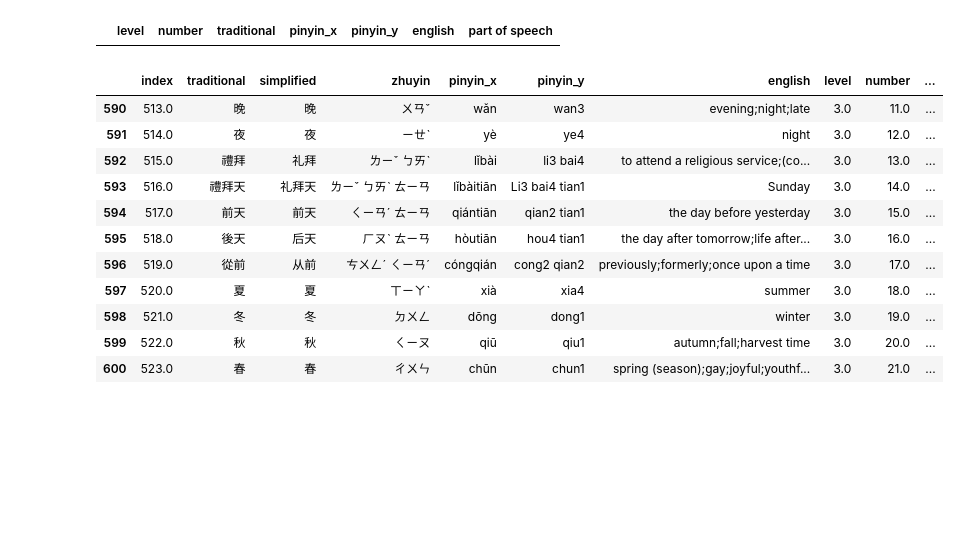
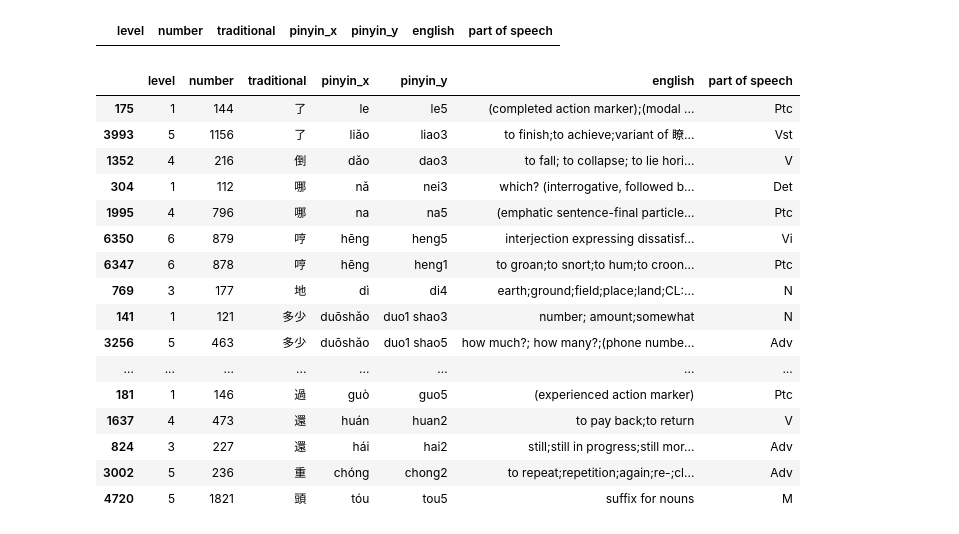
Before and after one commit to HikariNoMJ14/kanji_quiz, a Jupyter notebook: TOCFL_new.ipynb, the cells around one changed output. Drawn from its saved outputs; the diff is of its cells as text; code cells hidden in the pictures; blank space fills up the shorter version.

```diff
--- a/TOCFL_new.ipynb
+++ b/TOCFL_new.ipynb
@@ -52,12 +45,11 @@ tocfl.loc[7050, 'char 3'] = '臺階'
 tocfl.loc[7236, 'char 3'] = '污染'
 tocfl.loc[7286, 'char 3'] = '鮮豔'
 tocfl.loc[7632, 'char 3'] = '月臺'
-tocfl.loc[7669, 'char 3'] = '占據'
-tocfl.loc[7670, 'char 3'] = '占領'
+tocfl.loc[7669, 'char 3'] = '佔據'
+tocfl.loc[7670, 'char 3'] = '佔領'
 tocfl.loc[7830, 'char 3'] = '註定'
 tocfl.loc[7854, 'char 3'] = '轉賬'
 tocfl.loc[7926, 'char 3'] = '嘴唇'
-tocfl.loc[8259, 'char 3'] = '占領'
 # %%
 cedict = pd.read_csv('./data/cedict_2.csv')
 cedict['dict_number'] = cedict.index
@@ -79,24 +56,18 @@ cedict
 # %%
-merged = pd.merge(
-    left=tocfl,
-    right=cedict,
-    how='left',
-    left_on='char 3',
-    right_on='traditional'
-)
+merged = pd.merge(left=tocfl, right=cedict, how='left', left_on='char 3', right_on='traditional')
 merged['topic'] = merged['topic'].fillna('')
 merged['part of speech'] = merged['part of speech'].fillna('')
-
-merged.loc[1587, ['traditional', 'simplified', 'pinyin_y', 'english']] = ['還要', '还要', 'hai2 yao4',
-                                                                          'to an even greater degree or in an even greater amount']
+merged.loc[1587, ['traditional', 'simplified', 'pinyin_y', 'english']] = ['還要', '还要', 'hai2 yao4', 'to an even greater degree or in an even greater amount']
 merged.loc[1602, ['traditional', 'simplified', 'pinyin_y', 'english']] = ['好了', '好了', 'hao3 le5', 'alright; done!']
-merged.loc[2248, ['traditional', 'simplified', 'pinyin_y', 'english']] = ['說起來', '说起來', 'shuo1 qi5 lai5',
-                                                                          'speaking of']
+merged.loc[2248, ['traditional', 'simplified', 'pinyin_y', 'english']] = ['說起來', '说起來', 'shuo1 qi5 lai5', 'speaking of']
 merged.loc[2718, ['traditional', 'simplified', 'pinyin_y', 'english']] = ['走走', '走走', 'zou3 zou5', 'take a walk']
 merged.loc[6230, ['traditional', 'simplified', 'pinyin_y', 'english']] = ['古跡', '古迹', 'gu3 ji1', 'historical site']
-merged = merged.loc[:,
-         ['index', 'traditional', 'simplified', 'zhuyin', 'pinyin_x', 'pinyin_y', 'english', 'level', 'number',
-          'part of speech', 'topic']]
-
+merged.loc[4079, 'pinyin_x'] = 'mì'
+merged.loc[5201, ['traditional', 'pinyin_y']] = ['占有' , 'zhan4you3']
+merged.loc[6350, 'pinyin_y'] = 'heng5'
+merged.loc[6582, 'pinyin_y'] = 'jie2 shi5'
+merged.loc[6823, 'pinyin_x'] = 'li'
+merged.loc[7364, 'pinyin_x'] = 'shā'
+merged = merged.loc[:, ['index', 'traditional', 'simplified', 'zhuyin', 'pinyin_x', 'pinyin_y', 'english', 'level', 'number', 'part of speech', 'topic']]
 merged.shape
 # %% [output]
@@ -120,10 +82,9 @@ merged = merged.drop([301, 302, 303, 308, 319, 335, 340, 348, 349, 351, 353, 356
 merged = merged.drop([412, 424, 468, 471, 485], axis=0)
 merged = merged.drop([527, 554, 558, 574, 578], axis=0)
 merged = merged.drop([611, 625, 628, 639, 656, 658, 659, 672, 679], axis=0)
-merged = merged.drop([714, 718, 721, 768, 770, 771, 791, 794, 798], axis=0)
+merged = merged.drop([714, 718, 721, 768, 771, 791, 794, 798], axis=0)
 merged = merged.drop([807, 825, 833, 870, 877, 887, 889, 892, 893, 894, 895], axis=0)
 merged = merged.drop([905, 916, 927, 931, 942, 944, 948, 969, 972], axis=0)
-
 merged = merged.drop([1003, 1021, 1063, 1074, 1089, 1090], axis=0)
 merged = merged.drop([1101, 1117, 1125, 1137, 1179, 1180], axis=0)
 merged = merged.drop([1244, 1249, 1255, 1273, 1281], axis=0)
@@ -195,7 +156,7 @@ merged = merged.drop([7852], axis=0)
 merged = merged.drop([7940], axis=0)
 merged = merged.drop([8013], axis=0)
 merged = merged.drop([8125, 8126, 8142, 8174, 8177, 8179, 8183], axis=0)
-merged = merged.drop([8230, 8240, 8250, 8257, 8272], axis=0)
+merged = merged.drop([8230, 8240, 8250, 8272], axis=0)
 merged = merged.drop([8309, 8312, 8320, 8377, 8383], axis=0)
 merged = merged.drop([8442, 8446], axis=0)
 merged = merged.drop([8512], axis=0)
@@ -211,17 +166,23 @@ dup.sort_values(by=['index'])[['level', 'number', 'traditional', 'pinyin_x', 'pi
 # %% [output]
 |  | level | number | traditional | pinyin_x | pinyin_y | english | part of speech |
 # %%
-merged.loc[590:600]
+dup1 = merged[merged['traditional'].duplicated(keep=False)]
+dup1.sort_values(by=['traditional'])[['level', 'number', 'traditional', 'pinyin_x', 'pinyin_y', 'english', 'part of speech']]
 # %% [output]
-|  | index | traditional | simplified | zhuyin | pinyin_x | pinyin_y | english | level | number | ... |
-| 590 | 513.0 | 晚 | 晚 | ㄨㄢˇ | wǎn | wan3 | evening;night;late | 3.0 | 11.0 | ... |
-| 591 | 514.0 | 夜 | 夜 | ㄧㄝˋ | yè | ye4 | night | 3.0 | 12.0 | ... |
-| 592 | 515.0 | 禮拜 | 礼拜 | ㄌㄧˇ ㄅㄞˋ | lǐbài | li3 bai4 | to attend a religious service;(co... | 3.0 | 13.0 | ... |
-| 593 | 516.0 | 禮拜天 | 礼拜天 | ㄌㄧˇ ㄅㄞˋ ㄊㄧㄢ | lǐbàitiān | Li3 bai4 tian1 | Sunday | 3.0 | 14.0 | ... |
-| 594 | 517.0 | 前天 | 前天 | ㄑㄧㄢˊ ㄊㄧㄢ | qiántiān | qian2 tian1 | the day before yesterday | 3.0 | 15.0 | ... |
-| 595 | 518.0 | 後天 | 后天 | ㄏㄡˋ ㄊㄧㄢ | hòutiān | hou4 tian1 | the day after tomorrow;life after... | 3.0 | 16.0 | ... |
-| 596 | 519.0 | 從前 | 从前 | ㄘㄨㄥˊ ㄑㄧㄢˊ | cóngqián | cong2 qian2 | previously;formerly;once upon a time | 3.0 | 17.0 | ... |
-| 597 | 520.0 | 夏 | 夏 | ㄒㄧㄚˋ | xià | xia4 | summer | 3.0 | 18.0 | ... |
-| 598 | 521.0 | 冬 | 冬 | ㄉㄨㄥ | dōng | dong1 | winter | 3.0 | 19.0 | ... |
-| 599 | 522.0 | 秋 | 秋 | ㄑㄧㄡ | qiū | qiu1 | autumn;fall;harvest time | 3.0 | 20.0 | ... |
-| 600 | 523.0 | 春 | 春 | ㄔㄨㄣ | chūn | chun1 | spring (season);gay;joyful;youthf... | 3.0 | 21.0 | ... |
+|  | level | number | traditional | pinyin_x | pinyin_y | english | part of speech |
+| 175 | 1 | 144 | 了 | le | le5 | (completed action marker);(modal ... | Ptc |
+| 3993 | 5 | 1156 | 了 | liăo | liao3 | to finish;to achieve;variant of 瞭... | Vst |
+| 1352 | 4 | 216 | 倒 | dǎo | dao3 | to fall; to collapse; to lie hori... | V |
+| 304 | 1 | 112 | 哪 | nǎ | nei3 | which? (interrogative, followed b... | Det |
+| 1995 | 4 | 796 | 哪 | na | na5 | (emphatic sentence-final particle... | Ptc |
+| 6350 | 6 | 879 | 哼 | hēng | heng5 | interjection expressing dissatisf... | Vi |
+| 6347 | 6 | 878 | 哼 | hēng | heng1 | to groan;to snort;to hum;to croon... | Ptc |
+| 769 | 3 | 177 | 地 | dì | di4 | earth;ground;field;place;land;CL:... | N |
+| 141 | 1 | 121 | 多少 | duōshǎo | duo1 shao3 | number; amount;somewhat | N |
+| 3256 | 5 | 463 | 多少 | duōshăo | duo1 shao5 | how much?; how many?;(phone numbe... | Adv |
+| ... | ... | ... | ... | ... | ... | ... | ... |
+| 181 | 1 | 146 | 過 | guò | guo5 | (experienced action marker) | Ptc |
+| 1637 | 4 | 473 | 還 | huán | huan2 | to pay back;to return | V |
+| 824 | 3 | 227 | 還 | hái | hai2 | still;still in progress;still mor... | Adv |
+| 3002 | 5 | 236 | 重 | chóng | chong2 | to repeat;repetition;again;re-;cl... | Adv |
+| 4720 | 5 | 1821 | 頭 | tóu | tou5 | suffix for nouns | M |
```
Also changed, not shown: parts of 9 cells of this notebook.
